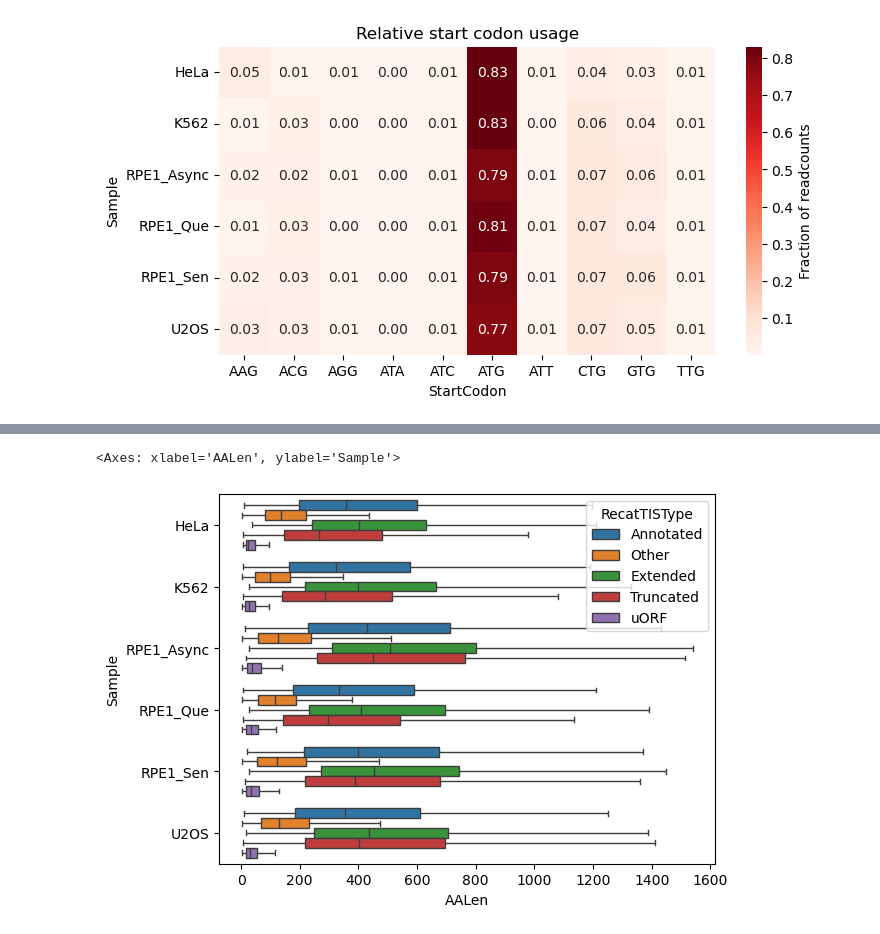
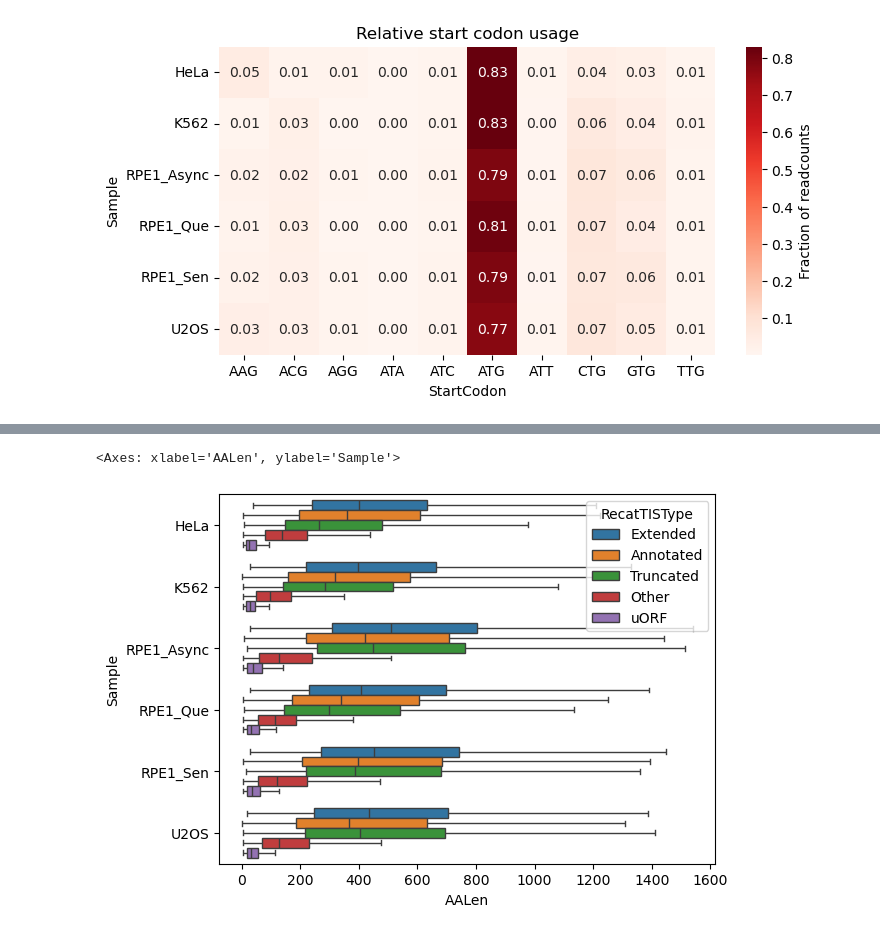
Before and after one commit to cheeseman-lab/coTISja, a Jupyter notebook: src/notebooks/explore_tis_data.ipynb, the cells around one changed output, grey strips where cells are left out. Saved outputs shown, nothing was run; the diff lists cells and outputs as text; code cells hidden in the pictures.

```diff
--- a/src/notebooks/explore_tis_data.ipynb
+++ b/src/notebooks/explore_tis_data.ipynb
@@ -103,4 +88,11 @@ all_tis_df[all_tis_df['MANE_Select']].to_csv('/lab/barcheese01/smaffa/coTISja/da
 all_tis_df.drop(['AASeq'], axis=1).to_csv('/lab/barcheese01/smaffa/coTISja/data/filtered_tis_data/combined/all_samples_filtered.csv', index=False)
 all_tis_df.to_csv('/lab/barcheese01/smaffa/coTISja/data/filtered_tis_data/combined/all_samples_filtered_with_protein_seq.csv', index=False)
 # %%
-all_tis_df = pd.read_csv('/lab/barcheese01/smaffa/coTISja/data/filtered_tis_data/all_samples_filtered_with_protein_seq.csv')
+all_tis_df = pd.read_csv('/lab/barcheese01/smaffa/coTISja/data/filtered_tis_data/combined/all_samples_filtered_with_protein_seq.csv')
+isoform_annotation_df = all_tis_df[['IsoformID', 'Tid', 'Symbol', 'GenomePos', 'Start', 'StartCodon', 'RecatTISType', 'MANE_Select', 'transcript_support_level']].drop_duplicates()
+genomic_tis_annotation_df = all_tis_df[['TIS_ID', 'Symbol', 'StartCodon']].drop_duplicates()
+gene_annotation_df = all_tis_df[['Gid', 'Symbol']].drop_duplicates()
+
+isoform_to_tis = all_tis_df[['IsoformID', 'TIS_ID']].drop_duplicates()
+isoform_to_gene = all_tis_df[['IsoformID', 'Gid']].drop_duplicates()
+tis_to_gene = all_tis_df[['TIS_ID', 'Gid']].drop_duplicates()
@@ -222,7 +233,7 @@ sns.kdeplot(tis_subset, x='NormTISCounts')
 # %%
 sns.boxplot(
-    all_tis_df, x='AALen', y='Sample', hue='RecatTISType', dodge=True, showfliers=False
+    all_tis_df, x='AALen', y='Sample', hue='RecatTISType', dodge=True, showfliers=False, hue_order=['Extended', 'Annotated', 'Truncated', 'Other', 'uORF']
 )
 # %% [output]
 <Axes: xlabel='AALen', ylabel='Sample'>
-[figure, old version]
+[figure, new version]
```
Also changed, not shown: parts of 70 cells of this notebook.
